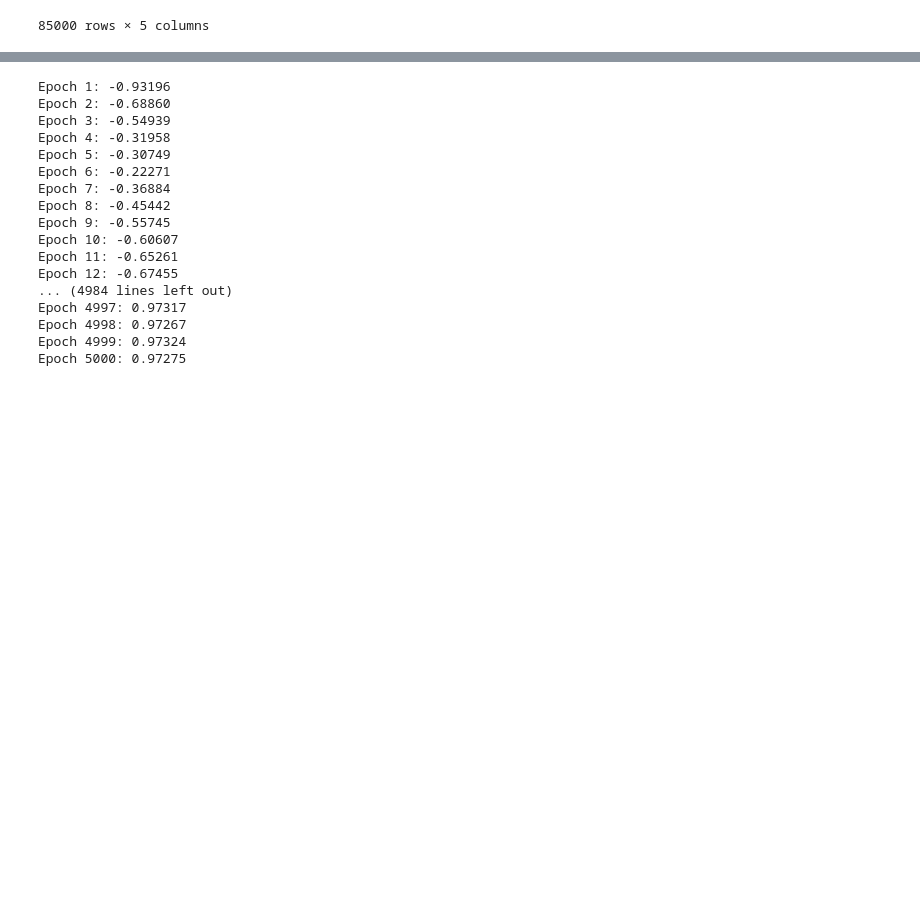
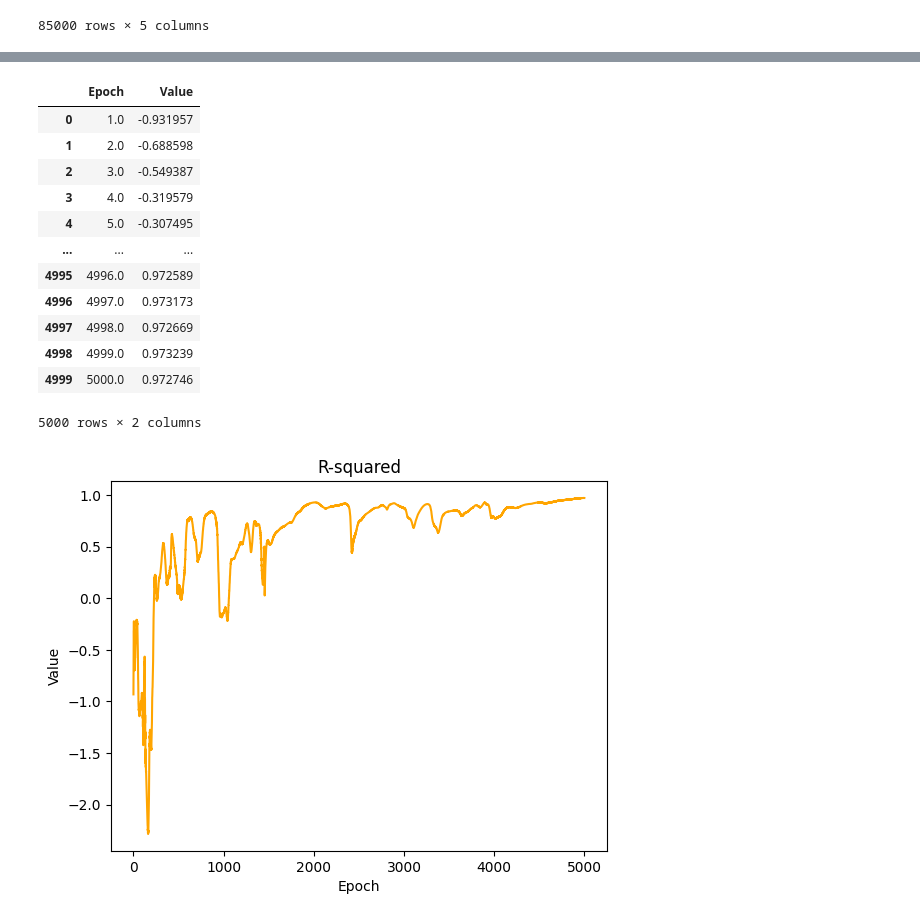
Before and after one commit to mentalMint/neural-networks, a Jupyter notebook: Lab 2/metrics/metrics.ipynb, the cells around one changed output, grey strips where cells are left out. Drawn from its saved outputs; the diff is of its cells as text; code cells hidden in the pictures; blank space fills up the shorter version.

```diff
--- a/Lab 2/metrics/metrics.ipynb
+++ b/Lab 2/metrics/metrics.ipynb
@@ -86,6 +102,7 @@ def r_squared(y_true, y_pred):
     sstot = np.sum((y_true - np.mean(y_true))**2)
     return 1 - (ssres / sstot)
 
+r_squared_data = pd.DataFrame({'Epoch': [], 'Value': []})
 for group_name, group_data in df.groupby('Epoch'):
     general_pred_col = group_data.iloc[:, 1]
     general_real_col = group_data.iloc[:, 2]
@@ -93,22 +110,30 @@ for group_name, group_data in df.groupby('Epoch'):
         pred_col = group_data.iloc[:, i]
         real_col = group_data.iloc[:, i+1]
     r_squared_value = r_squared(general_real_col, general_pred_col)
-    print(f"Epoch {group_name}: {r_squared_value:.5f}")
+    # print(f"Epoch {group_name}: {r_squared_value:.5f}")
+    new_row = {'Epoch': group_name, 'Value': r_squared_value}
+    r_squared_data = pd.concat([r_squared_data, pd.DataFrame([new_row])], ignore_index=True)
+    # print(f"Epoch {group_name}: {mae:.5f}")
+display(r_squared_data)
 # %% [output]
+|  | Epoch | Value |
+| 0 | 1.0 | -0.931957 |
+| 1 | 2.0 | -0.688598 |
+| 2 | 3.0 | -0.549387 |
+| 3 | 4.0 | -0.319579 |
+| 4 | 5.0 | -0.307495 |
+| ... | ... | ... |
+| 4995 | 4996.0 | 0.972589 |
+| 4996 | 4997.0 | 0.973173 |
+| 4997 | 4998.0 | 0.972669 |
+| 4998 | 4999.0 | 0.973239 |
+| 4999 | 5000.0 | 0.972746 |
-Epoch 1: -0.93196
-Epoch 2: -0.68860
-Epoch 3: -0.54939
-Epoch 4: -0.31958
-Epoch 5: -0.30749
-Epoch 6: -0.22271
-Epoch 7: -0.36884
-Epoch 8: -0.45442
-Epoch 9: -0.55745
-Epoch 10: -0.60607
-Epoch 11: -0.65261
-Epoch 12: -0.67455
-... (4984 lines left out)
-Epoch 4997: 0.97317
-Epoch 4998: 0.97267
-Epoch 4999: 0.97324
-Epoch 5000: 0.97275
+5000 rows × 2 columns
+# %%
+plt.plot(r_squared_data['Epoch'], r_squared_data['Value'], color='orange')
+plt.xlabel('Epoch')
+plt.ylabel('Value')
+plt.title('R-squared')
+plt.show()
+# %% [output]
+[figure, added]
```
Also changed, not shown: parts of 8 cells of this notebook, 6 other files.
